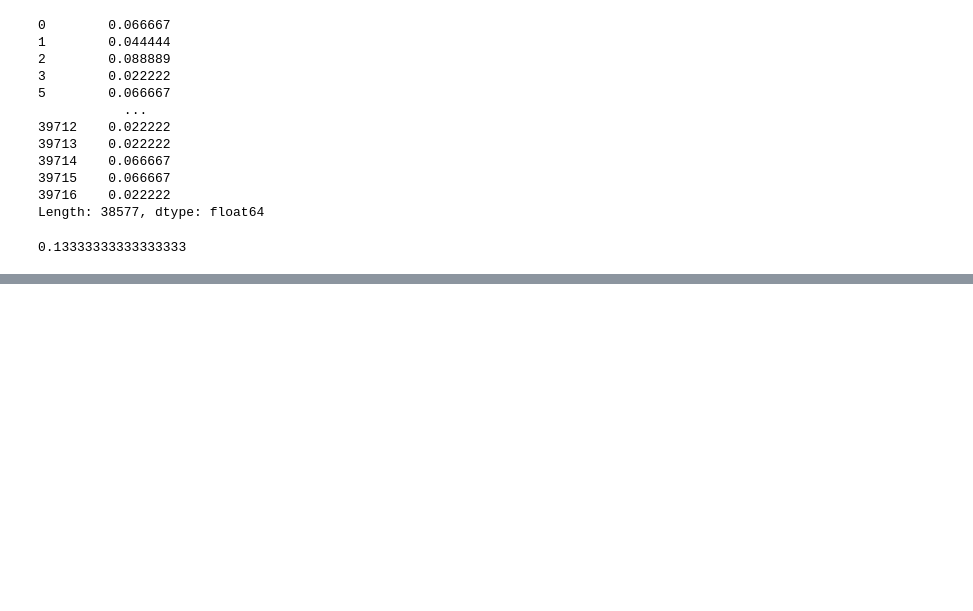
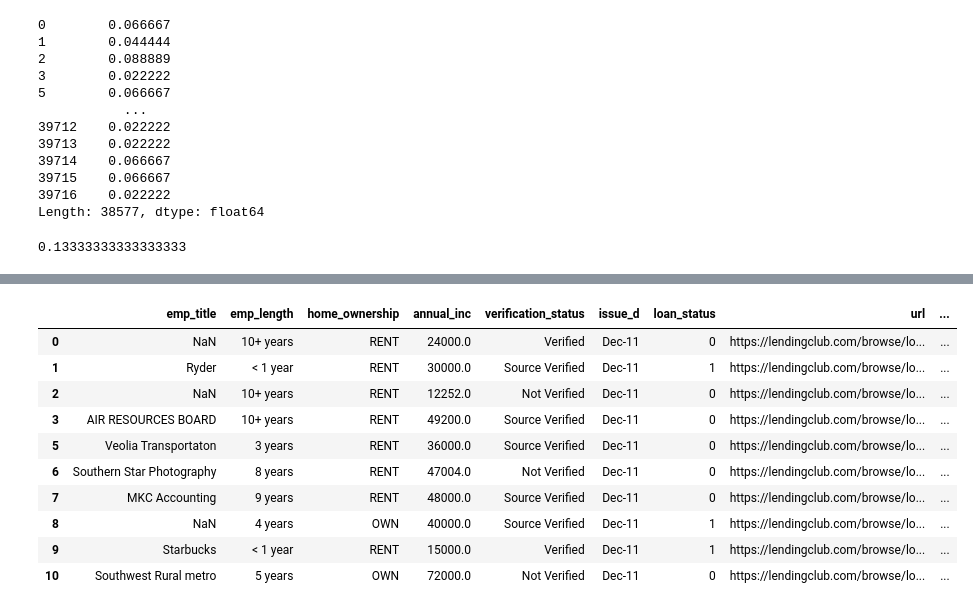
Before and after one commit to FabianoVeglianti/MachineLearningProject, a Jupyter notebook: loanRisk.ipynb, the cells around one changed output, grey strips where cells are left out. Cells and saved outputs as stored; diff of their text form; code cells hidden in the pictures; blank space fills up the shorter version.

```diff
--- a/loanRisk.ipynb
+++ b/loanRisk.ipynb
@@ -154,0 +181,15 @@ np.max(percentageNanInRow)
+# %%
+colIdx = range(10,20)
+data.iloc[:,colIdx].head(10)
+# %% [output]
+|  | emp_title | emp_length | home_ownership | annual_inc | verification_status | issue_d | loan_status | url | ... |
+| 0 | NaN | 10+ years | RENT | 24000.0 | Verified | Dec-11 | 0 | https://lendingclub.com/browse/lo... | ... |
+| 1 | Ryder | < 1 year | RENT | 30000.0 | Source Verified | Dec-11 | 1 | https://lendingclub.com/browse/lo... | ... |
+| 2 | NaN | 10+ years | RENT | 12252.0 | Not Verified | Dec-11 | 0 | https://lendingclub.com/browse/lo... | ... |
+| 3 | AIR RESOURCES BOARD | 10+ years | RENT | 49200.0 | Source Verified | Dec-11 | 0 | https://lendingclub.com/browse/lo... | ... |
+| 5 | Veolia Transportaton | 3 years | RENT | 36000.0 | Source Verified | Dec-11 | 0 | https://lendingclub.com/browse/lo... | ... |
+| 6 | Southern Star Photography | 8 years | RENT | 47004.0 | Not Verified | Dec-11 | 0 | https://lendingclub.com/browse/lo... | ... |
+| 7 | MKC Accounting | 9 years | RENT | 48000.0 | Source Verified | Dec-11 | 0 | https://lendingclub.com/browse/lo... | ... |
+| 8 | NaN | 4 years | OWN | 40000.0 | Source Verified | Dec-11 | 1 | https://lendingclub.com/browse/lo... | ... |
+| 9 | Starbucks | < 1 year | RENT | 15000.0 | Verified | Dec-11 | 1 | https://lendingclub.com/browse/lo... | ... |
+| 10 | Southwest Rural metro | 5 years | OWN | 72000.0 | Not Verified | Dec-11 | 0 | https://lendingclub.com/browse/lo... | ... |
```
Also changed, not shown: parts of 18 cells of this notebook.
